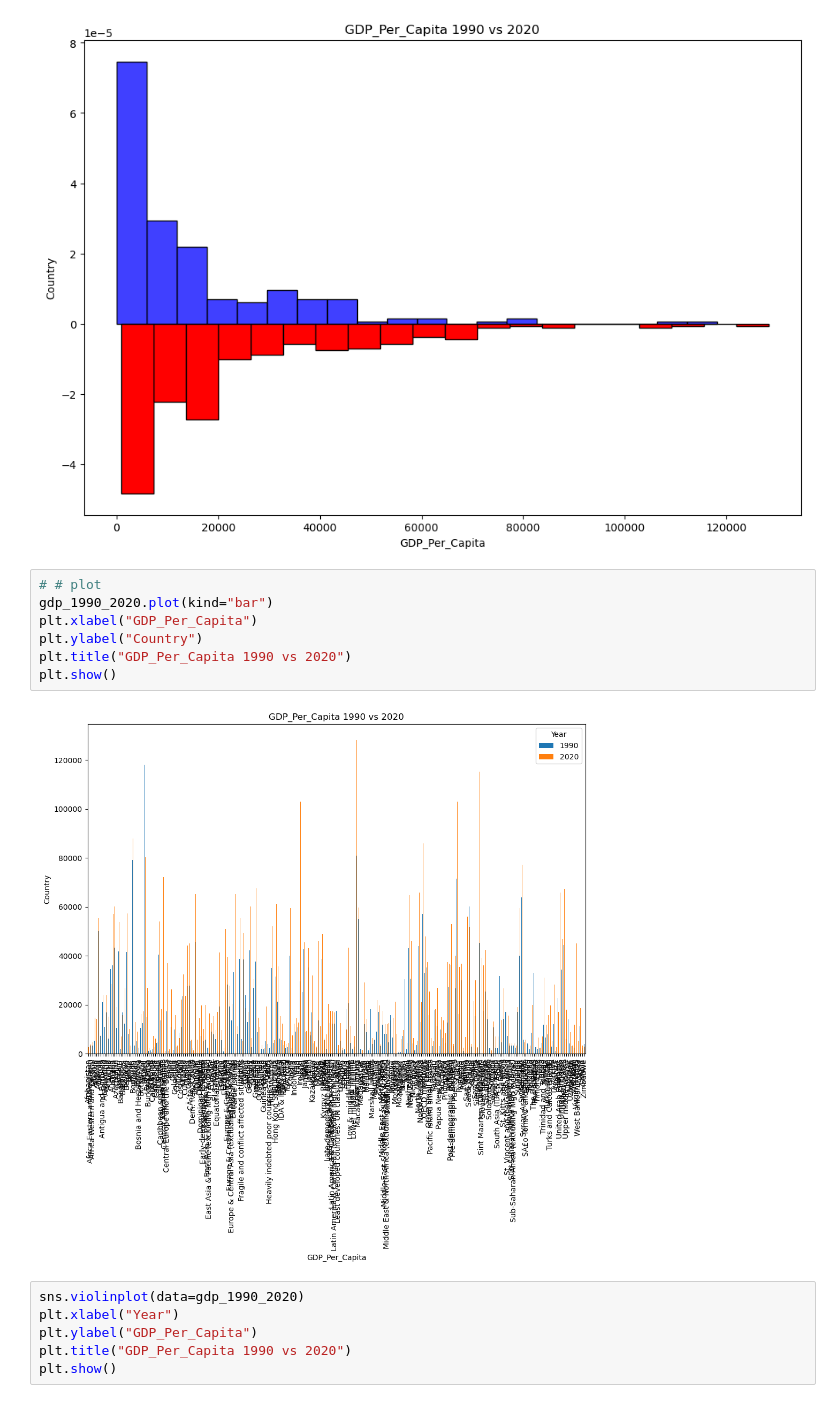
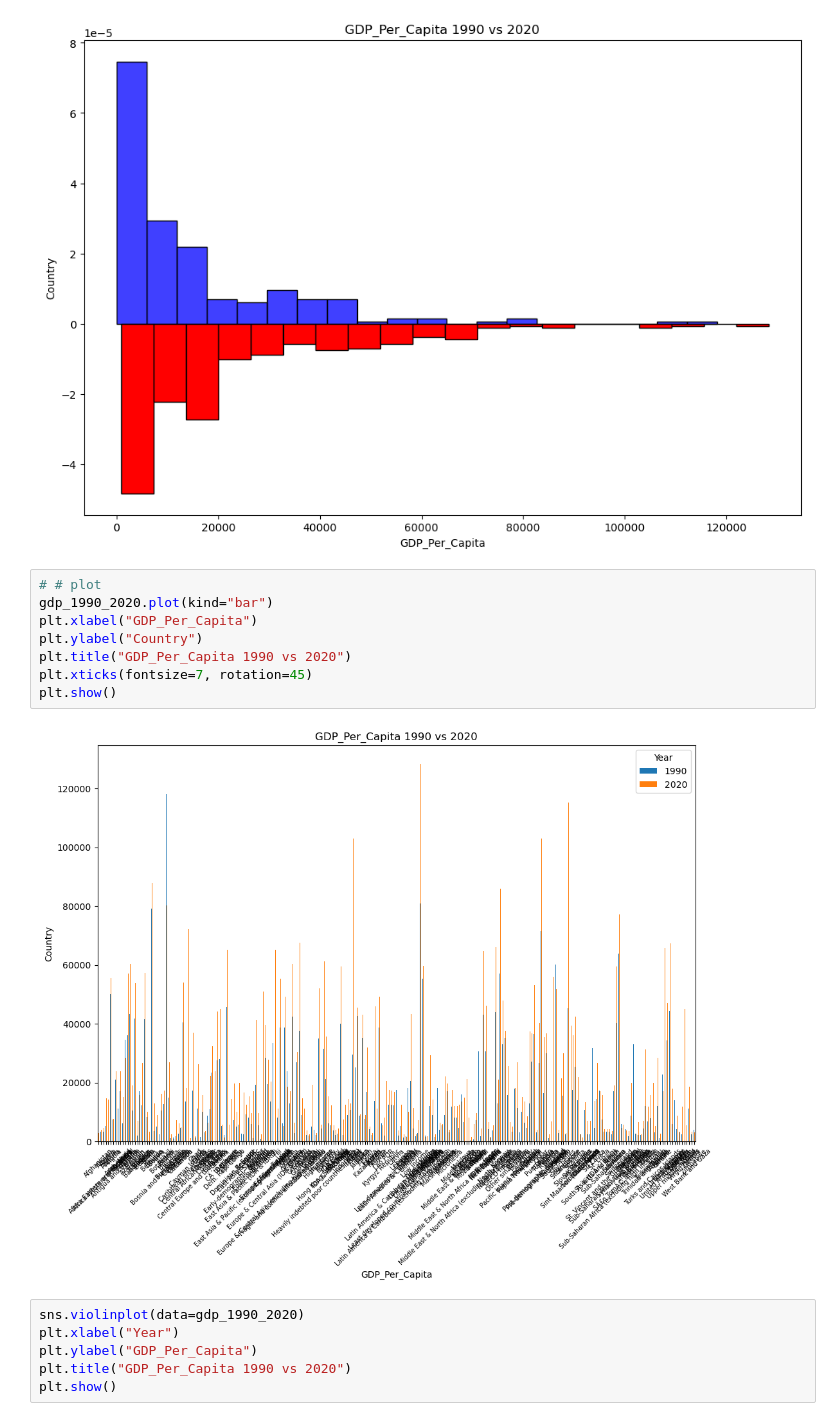
Before and after one commit to NSS-Data-Analytics-Cohort-16/da16-python-gdp-and-internet-use-analysis-janvimehendale, a Jupyter notebook: notebooks/gdp_internetuse.ipynb, the cells around one changed output. Saved outputs shown, nothing was run; the diff lists cells and outputs as text.

```diff
--- a/notebooks/gdp_internetuse.ipynb
+++ b/notebooks/gdp_internetuse.ipynb
@@ -601,12 +601,13 @@ plt.show()
 # %%
 # # plot
 gdp_1990_2020.plot(kind="bar")
 plt.xlabel("GDP_Per_Capita")
 plt.ylabel("Country")
 plt.title("GDP_Per_Capita 1990 vs 2020")
+plt.xticks(fontsize=7, rotation=45)
 plt.show()
 # %% [output]
-[figure, old version]
+[figure, new version]
 # %%
 sns.violinplot(data=gdp_1990_2020)
 plt.xlabel("Year")
```
Also changed, not shown: parts of 3 cells of this notebook.
